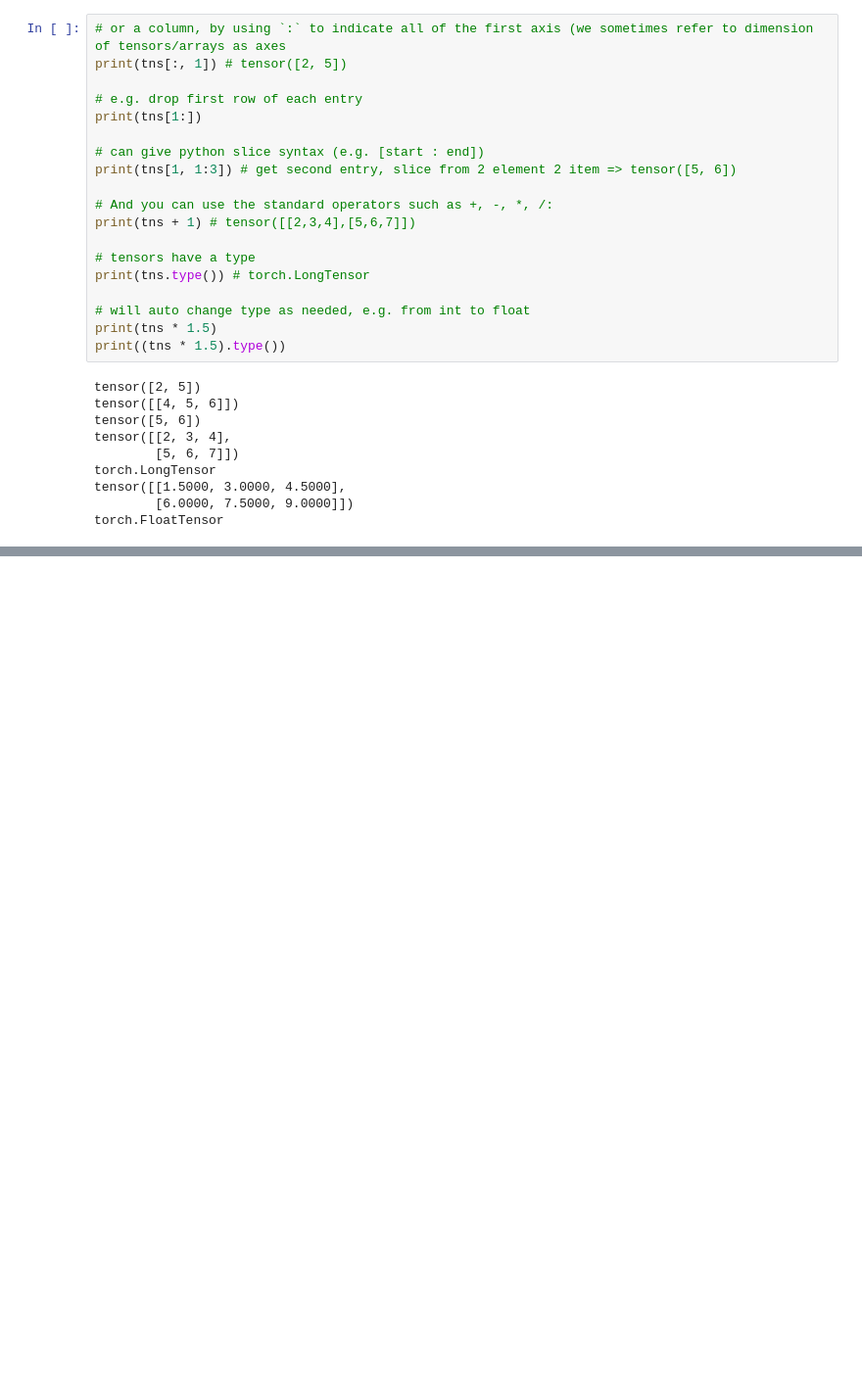
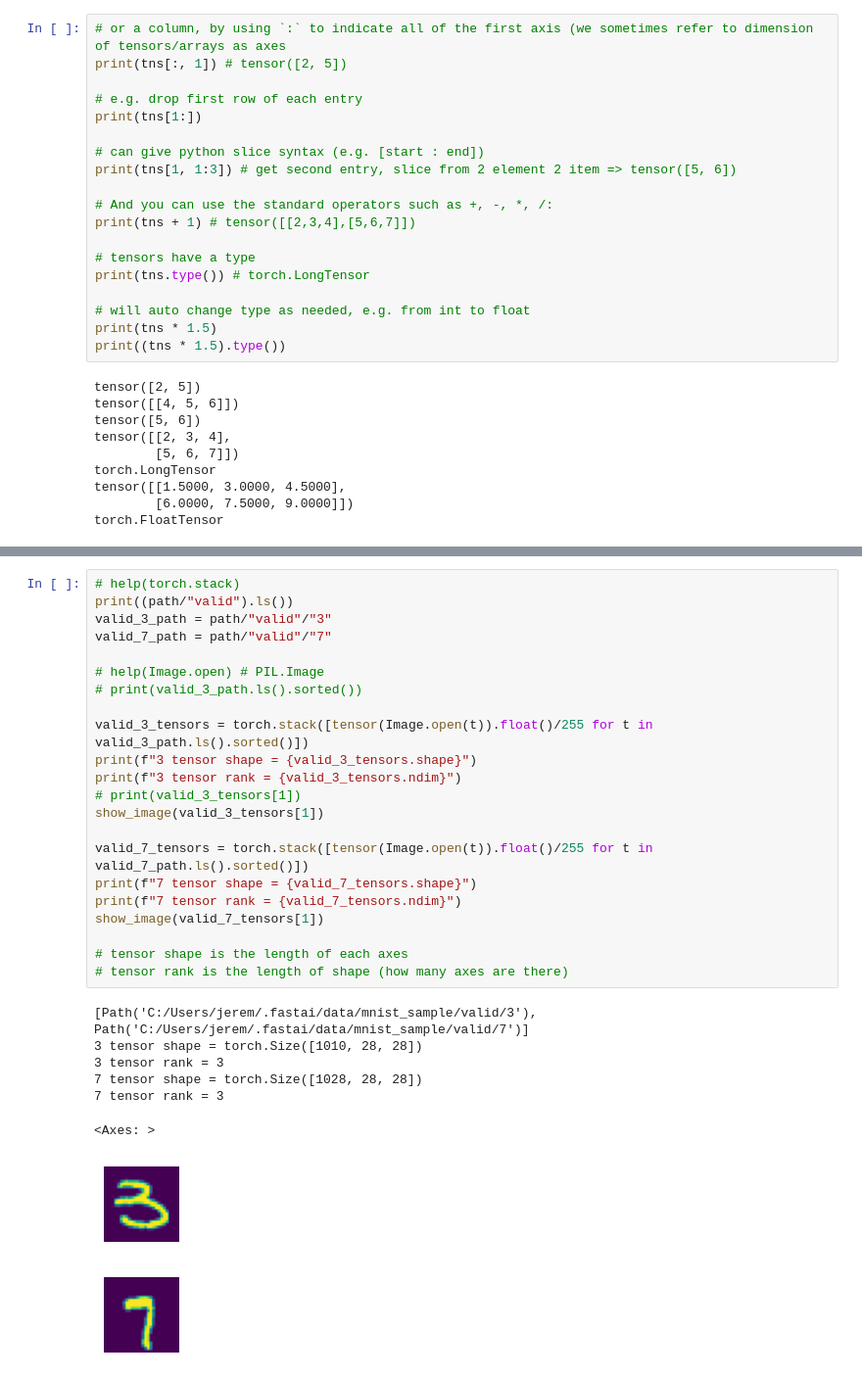
Before and after one commit to JeremyLoh/ml, a Jupyter notebook: fastai/book/chapter4/chapter4.ipynb, the cells around one changed output, grey strips where cells are left out. Shown at 98% size. Cells and saved outputs as stored; diff of their text form; blank space fills up the shorter version.

```diff
--- a/fastai/book/chapter4/chapter4.ipynb
+++ b/fastai/book/chapter4/chapter4.ipynb
@@ -401,0 +411,31 @@ So, is our baseline model any good? To quantify this, we must define a metric.
+# %%
+# help(torch.stack)
+print((path/"valid").ls())
+valid_3_path = path/"valid"/"3"
+valid_7_path = path/"valid"/"7"
+
+# help(Image.open) # PIL.Image
+# print(valid_3_path.ls().sorted())
+
+valid_3_tensors = torch.stack([tensor(Image.open(t)).float()/255 for t in valid_3_path.ls().sorted()])
+print(f"3 tensor shape = {valid_3_tensors.shape}")
+print(f"3 tensor rank = {valid_3_tensors.ndim}")
+# print(valid_3_tensors[1])
+show_image(valid_3_tensors[1])
+
+valid_7_tensors = torch.stack([tensor(Image.open(t)).float()/255 for t in valid_7_path.ls().sorted()])
+print(f"7 tensor shape = {valid_7_tensors.shape}")
+print(f"7 tensor rank = {valid_7_tensors.ndim}")
+show_image(valid_7_tensors[1])
+
+# tensor shape is the length of each axes
+# tensor rank is the length of shape (how many axes are there)
+# %% [output]
+[Path('C:/Users/jerem/.fastai/data/mnist_sample/valid/3'), Path('C:/Users/jerem/.fastai/data/mnist_sample/valid/7')]
+3 tensor shape = torch.Size([1010, 28, 28])
+3 tensor rank = 3
+7 tensor shape = torch.Size([1028, 28, 28])
+7 tensor rank = 3
+<Axes: >
+[figure, added]
+[figure, added]
```
Also changed, not shown: parts of 11 cells of this notebook.
